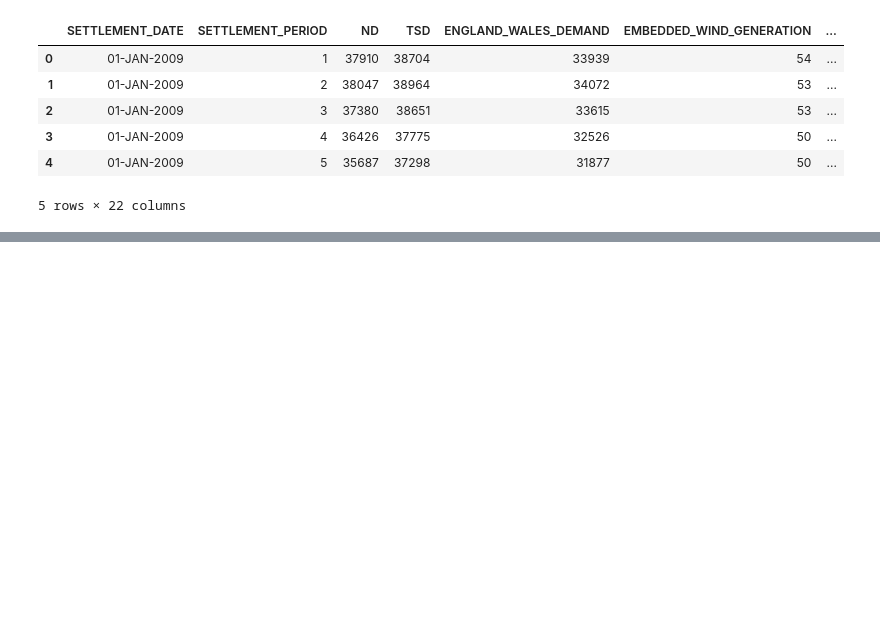
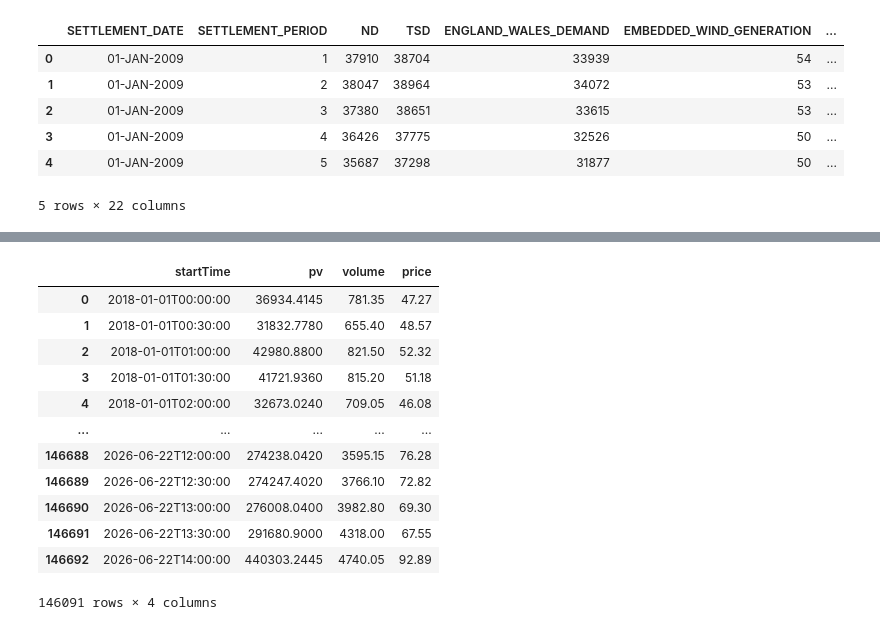
Before and after one commit to rufusthomp/Energy-pricing, a Jupyter notebook: notebooks/explore.ipynb, the cells around one changed output, grey strips where cells are left out. Cells and saved outputs as stored; diff of their text form; code cells hidden in the pictures; blank space fills up the shorter version.

Commit message:
Added demand & price ETL, analysis queries, and README

```diff
--- a/notebooks/explore.ipynb
+++ b/notebooks/explore.ipynb
@@ -133,0 +150,25 @@ demand_df.head()
+# %%
+import requests, time
+import datetime as dt
+
+url = 'https://data.elexon.co.uk/bmrs/api/v1/balancing/pricing/market-index'
+
+start   = dt.datetime(2018, 1, 1) # MID data begins ~here
+end     = dt.datetime.now() # up to today
+current = start
+
+all_records = [] # the accumulator across all windows
+
+while current < end:
+    window_end = current + dt.timedelta(days=7) # this window's far edge
+    params = {
+        'from': current.strftime('%Y-%m-%dT%H:%MZ'),
+        'to':   window_end.strftime('%Y-%m-%dT%H:%MZ'),
+    }
+    r = requests.get(url, params=params)
+    all_records.extend(r.json()['data'])
+    print(current)
+    current = window_end # advance the window
+    time.sleep(0.1)
+
+price_df = pd.DataFrame(all_records)
@@ -133,0 +193,22 @@ demand_df.head()
+# %%
+price_df['pv'] = price_df['price'] * price_df['volume']
+grouped_price_df = price_df.groupby('startTime', as_index=False)[['pv', 'volume']].sum()
+grouped_price_df['price'] = grouped_price_df['pv'] / grouped_price_df['volume']
+grouped_price_df = grouped_price_df.dropna(subset=['price'])
+grouped_price_df['startTime'] = pd.to_datetime(grouped_price_df['startTime']).dt.strftime('%Y-%m-%dT%H:%M:%S')
+
+grouped_price_df
+# %% [output]
+|  | startTime | pv | volume | price |
+| 0 | 2018-01-01T00:00:00 | 36934.4145 | 781.35 | 47.27 |
+| 1 | 2018-01-01T00:30:00 | 31832.7780 | 655.40 | 48.57 |
+| 2 | 2018-01-01T01:00:00 | 42980.8800 | 821.50 | 52.32 |
+| 3 | 2018-01-01T01:30:00 | 41721.9360 | 815.20 | 51.18 |
+| 4 | 2018-01-01T02:00:00 | 32673.0240 | 709.05 | 46.08 |
+| ... | ... | ... | ... | ... |
+| 146688 | 2026-06-22T12:00:00 | 274238.0420 | 3595.15 | 76.28 |
+| 146689 | 2026-06-22T12:30:00 | 274247.4020 | 3766.10 | 72.82 |
+| 146690 | 2026-06-22T13:00:00 | 276008.0400 | 3982.80 | 69.30 |
+| 146691 | 2026-06-22T13:30:00 | 291680.9000 | 4318.00 | 67.55 |
+| 146692 | 2026-06-22T14:00:00 | 440303.2445 | 4740.05 | 92.89 |
+146091 rows × 4 columns
```
Also changed, not shown: parts of 3 cells of this notebook, 3 other files.
